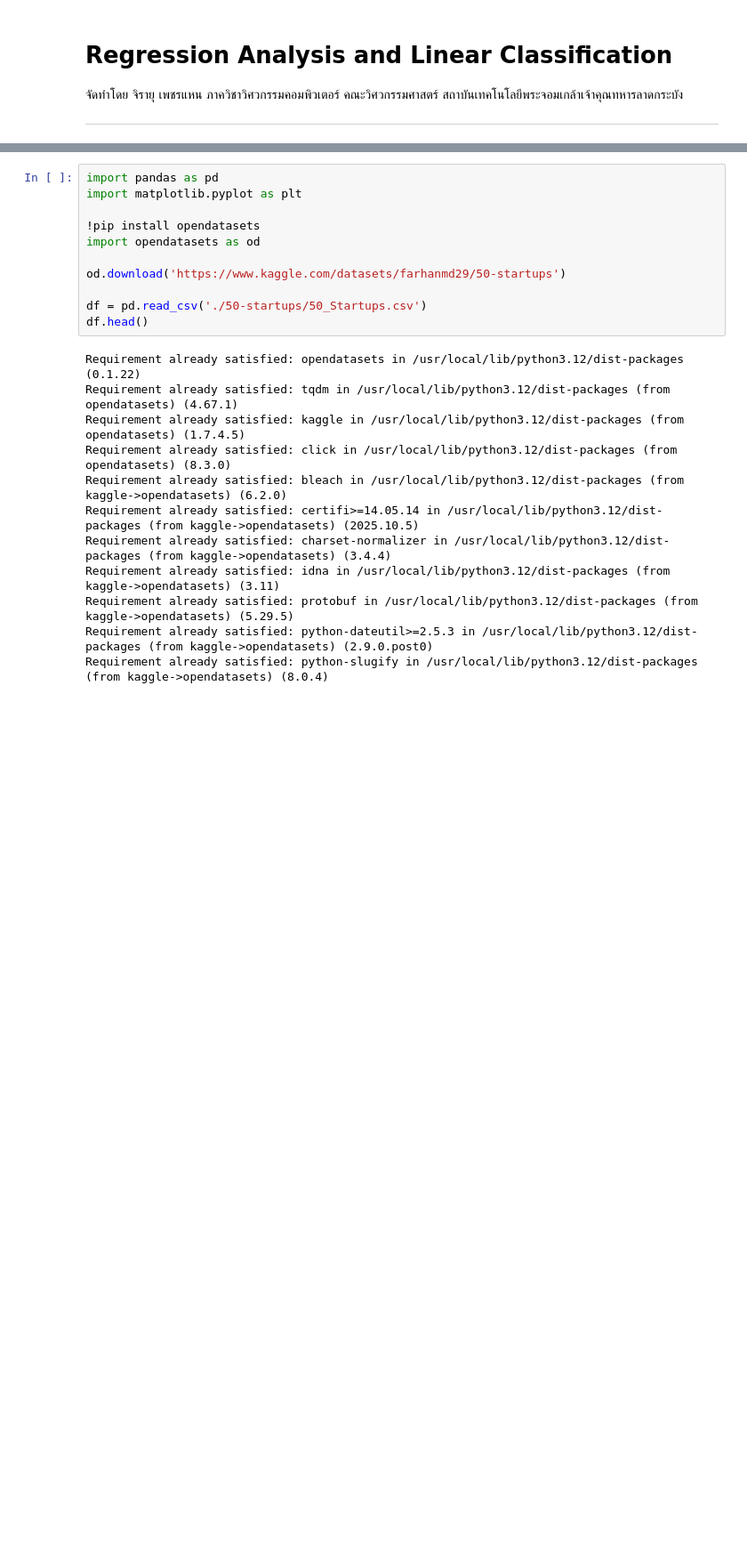
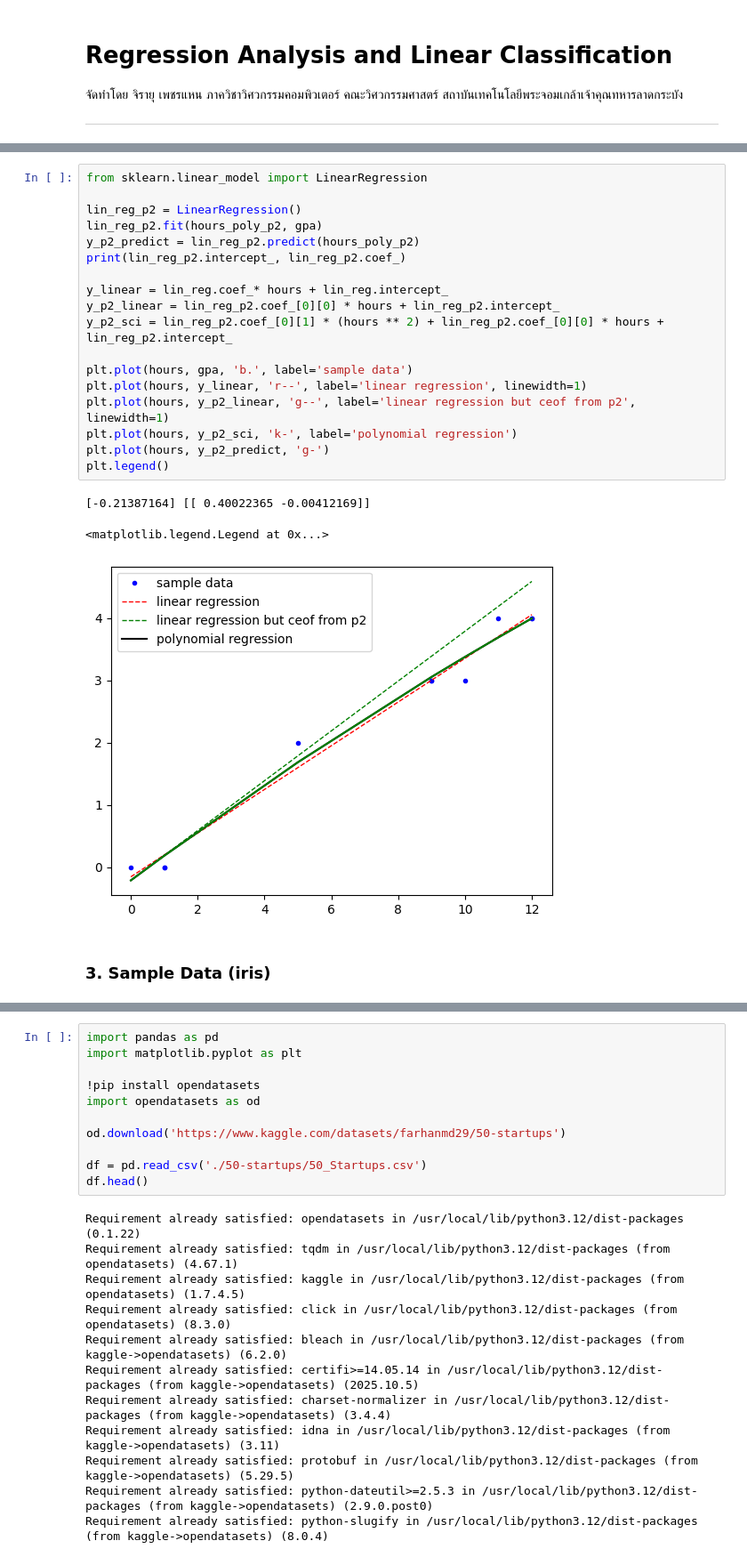
Before and after one commit to kokejohh/PMU_Module_3, a Jupyter notebook: PMU_B_MLModels_Cls_&_Reg_(Practices).ipynb, the cells around one changed output, grey strips where cells are left out. Shown at 89% size. Cells and saved outputs as stored; diff of their text form; blank space fills up the shorter version.

```diff
--- a/PMU_B_MLModels_Cls_&_Reg_(Practices).ipynb
+++ b/PMU_B_MLModels_Cls_&_Reg_(Practices).ipynb
@@ -41,0 +76,24 @@ plt.show()
+# %%
+from sklearn.linear_model import LinearRegression
+
+lin_reg_p2 = LinearRegression()
+lin_reg_p2.fit(hours_poly_p2, gpa)
+y_p2_predict = lin_reg_p2.predict(hours_poly_p2)
+print(lin_reg_p2.intercept_, lin_reg_p2.coef_)
+
+y_linear = lin_reg.coef_* hours + lin_reg.intercept_
+y_p2_linear = lin_reg_p2.coef_[0][0] * hours + lin_reg_p2.intercept_
+y_p2_sci = lin_reg_p2.coef_[0][1] * (hours ** 2) + lin_reg_p2.coef_[0][0] * hours + lin_reg_p2.intercept_
+
+plt.plot(hours, gpa, 'b.', label='sample data')
+plt.plot(hours, y_linear, 'r--', label='linear regression', linewidth=1)
+plt.plot(hours, y_p2_linear, 'g--', label='linear regression but ceof from p2', linewidth=1)
+plt.plot(hours, y_p2_sci, 'k-', label='polynomial regression')
+plt.plot(hours, y_p2_predict, 'g-')
+plt.legend()
+# %% [output]
+[-0.21387164] [[ 0.40022365 -0.00412169]]
+<matplotlib.legend.Legend at 0x...>
+[figure, added]
+# %% [markdown]
+### 3. Sample Data (iris)
```
Also changed, not shown: parts of 36 cells of this notebook.
